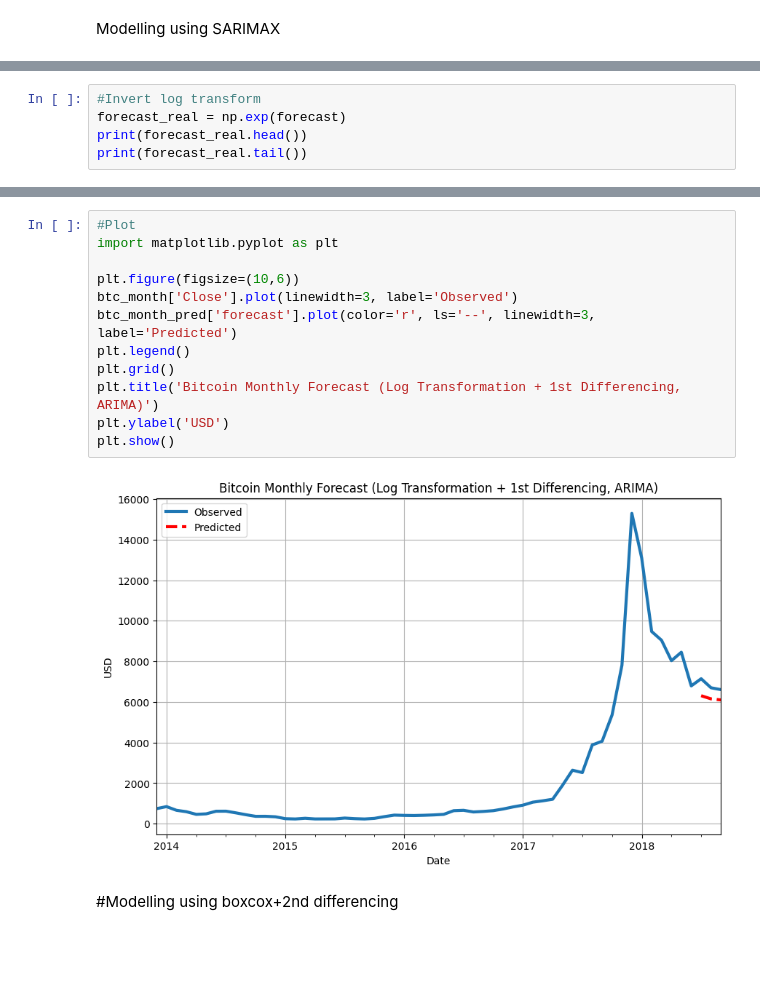
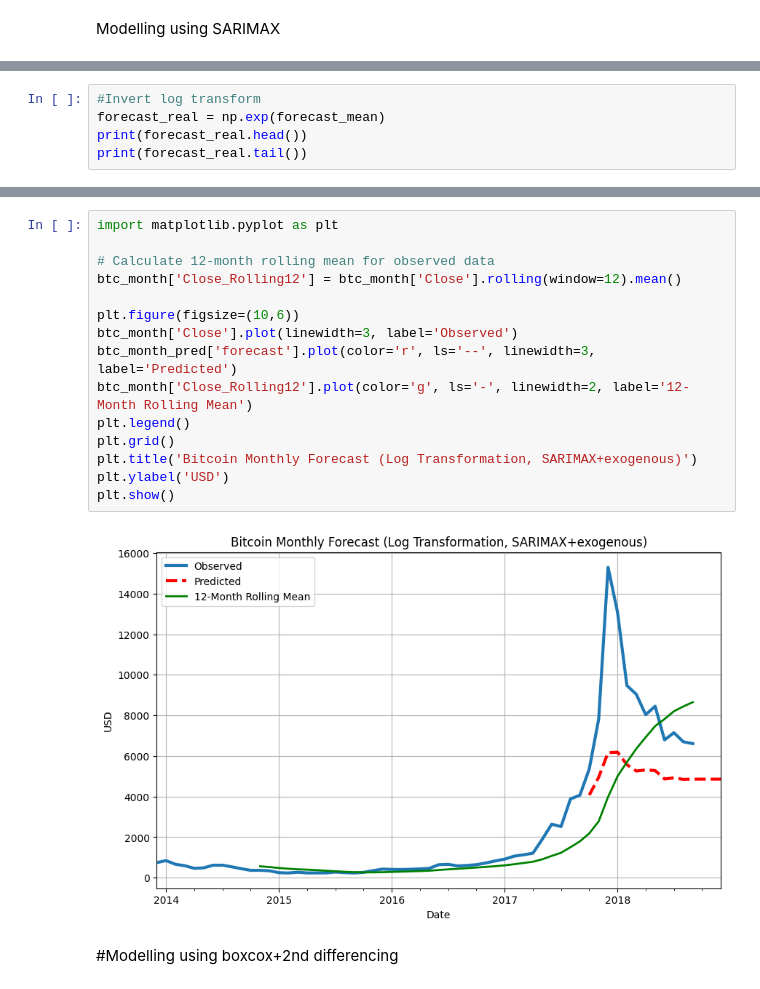
Before and after one commit to DataDrivenAkanksha/Cryptocurrency_price_forecasting, a Jupyter notebook: Cryptocurrency_price_forecasting.ipynb, the cells around one changed output, grey strips where cells are left out. Drawn from its saved outputs; the diff is of its cells as text; blank space fills up the shorter version.

```diff
--- a/Cryptocurrency_price_forecasting.ipynb
+++ b/Cryptocurrency_price_forecasting.ipynb
@@ -1256,6 +1408,6 @@ Freq: ME, Name: predicted_mean, dtype: float64
 # %%
 #Invert log transform
-forecast_real = np.exp(forecast)
+forecast_real = np.exp(forecast_mean)
 print(forecast_real.head())
 print(forecast_real.tail())
 # %% [output]
@@ -1281,17 +1437,20 @@ print(btc_month_pred.tail())
 # %%
-#Plot
 import matplotlib.pyplot as plt
+
+# Calculate 12-month rolling mean for observed data
+btc_month['Close_Rolling12'] = btc_month['Close'].rolling(window=12).mean()
 
 plt.figure(figsize=(10,6))
 btc_month['Close'].plot(linewidth=3, label='Observed')
 btc_month_pred['forecast'].plot(color='r', ls='--', linewidth=3, label='Predicted')
+btc_month['Close_Rolling12'].plot(color='g', ls='-', linewidth=2, label='12-Month Rolling Mean')
 plt.legend()
 plt.grid()
-plt.title('Bitcoin Monthly Forecast (Log Transformation + 1st Differencing, ARIMA)')
+plt.title('Bitcoin Monthly Forecast (Log Transformation, SARIMAX+exogenous)')
 plt.ylabel('USD')
 plt.show()
 # %% [output]
-[figure, old version]
+[figure, new version]
 # %% [markdown]
 #Modelling using boxcox+2nd differencing
 # %%
```
Also changed, not shown: parts of 10 cells of this notebook.
